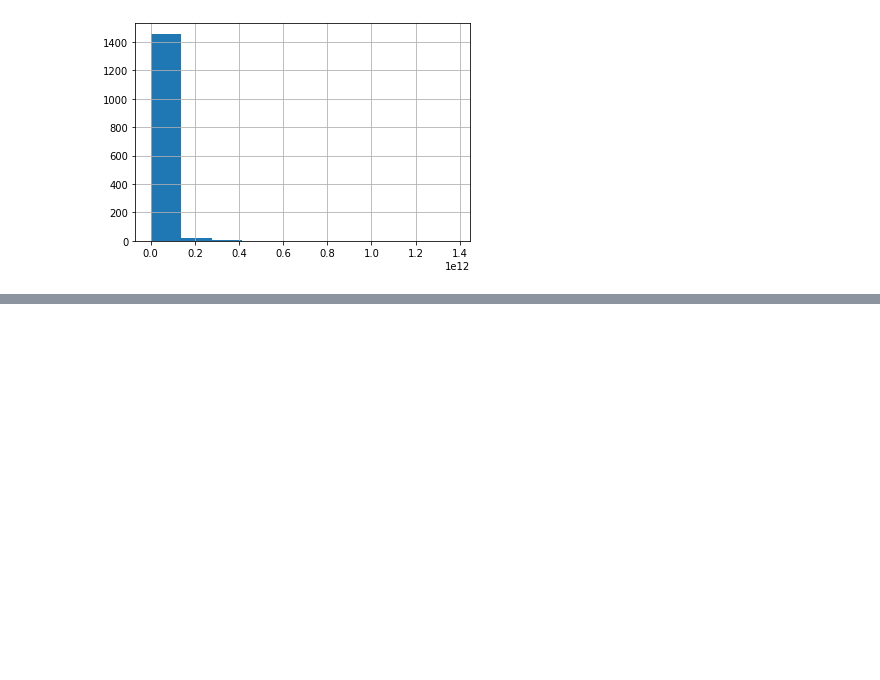
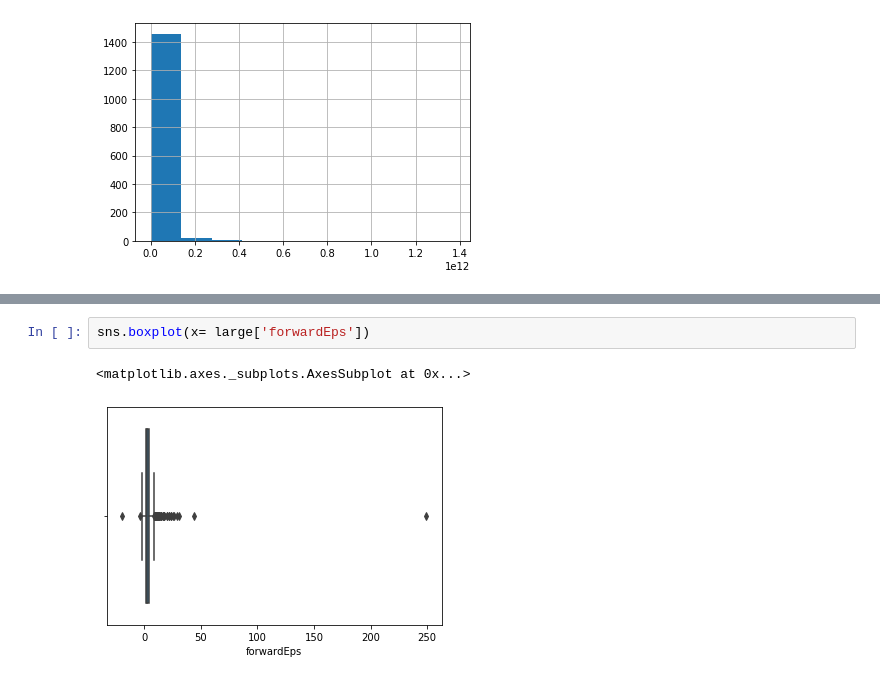
Before and after one commit to ipatel467/Stock-Market-Analysis, a Jupyter notebook: StocksP2.ipynb, the cells around one changed output, grey strips where cells are left out. Drawn from its saved outputs; the diff is of its cells as text; blank space fills up the shorter version.

```diff
--- a/StocksP2.ipynb
+++ b/StocksP2.ipynb
@@ -429,0 +400,5 @@ large['marketCap'].hist()
+# %%
+sns.boxplot(x= large['forwardEps'])
+# %% [output]
+<matplotlib.axes._subplots.AxesSubplot at 0x...>
+[figure, added]
```
Also changed, not shown: parts of 9 cells of this notebook.
